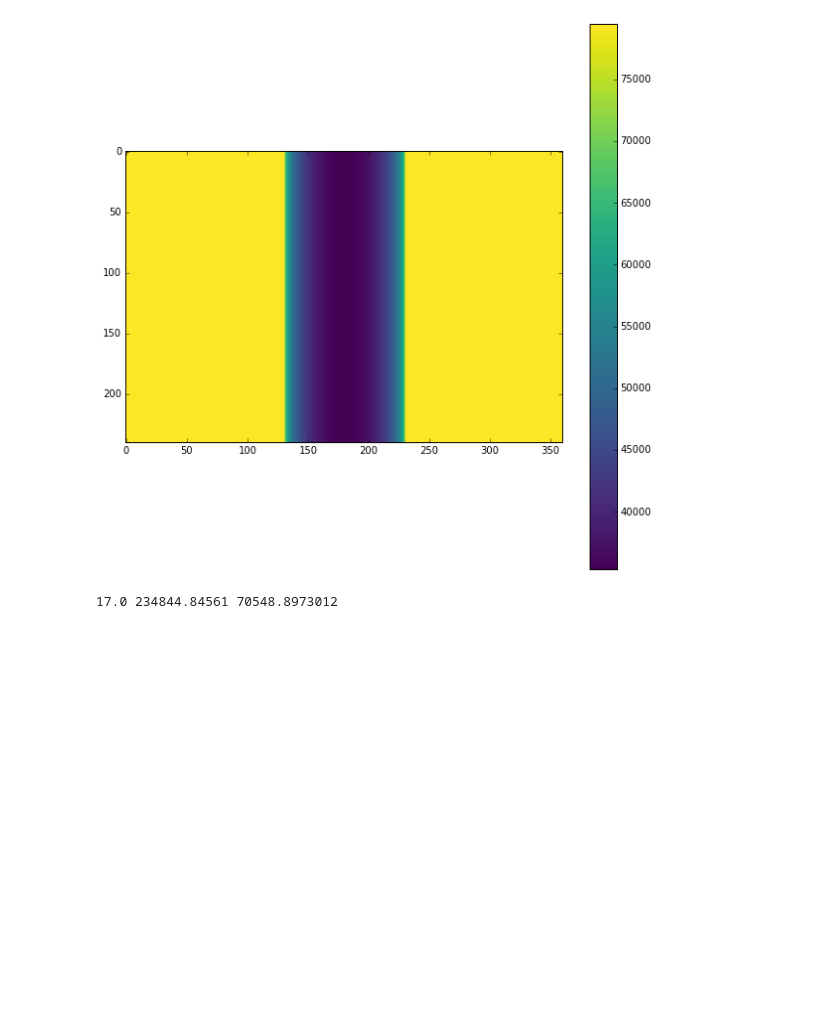
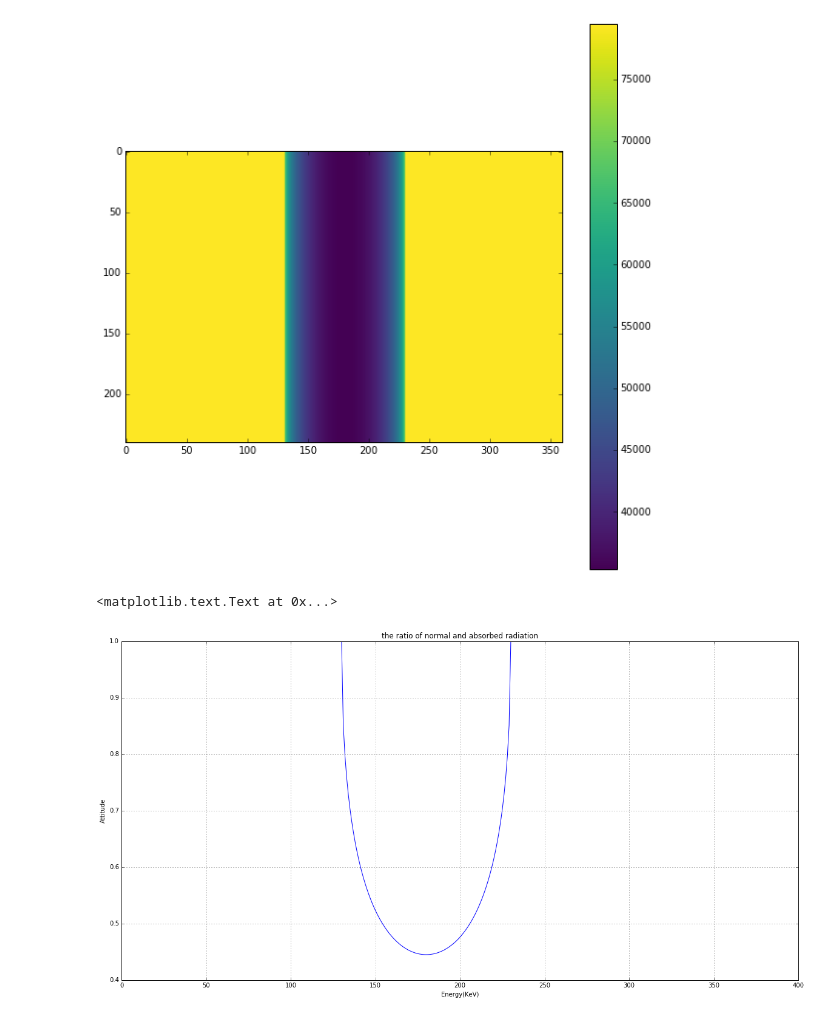
Before and after one commit to buzmakov/X-RAY-1, a Jupyter notebook: Detection_H2O.ipynb, the cells around one changed output. Drawn from its saved outputs; the diff is of its cells as text; code cells hidden in the pictures; blank space fills up the shorter version.

```diff
--- a/Detection_H2O.ipynb
+++ b/Detection_H2O.ipynb
@@ -96,8 +96,25 @@ plt.colorbar()
 plt.show()
 # %% [output]
 [figure]
-# %%
-
-print(E[170], Etemp[170], Ea[170])
-# %% [output]
-17.0 234844.84561 70548.8973012
+# %%
+plt.figure(figsize=(20,10))
+
+j = 5
+A = []
+l = []
+
+for i in range(0, m, 1):
+    A.append(Mas[j][i]/Mas[j][0])
+    l.append(i)
+
+
+plt.hold(True)
+plt.plot(l, A)
+plt.grid(True)
+plt.legend(loc=0)
+plt.title('the ratio of normal and absorbed radiation')
+plt.xlabel('Energy(KeV)')
+plt.ylabel('Attitude')
+# %% [output]
+<matplotlib.text.Text at 0x...>
+[figure, added]
```
Also changed, not shown: parts of 1 cell of this notebook.
